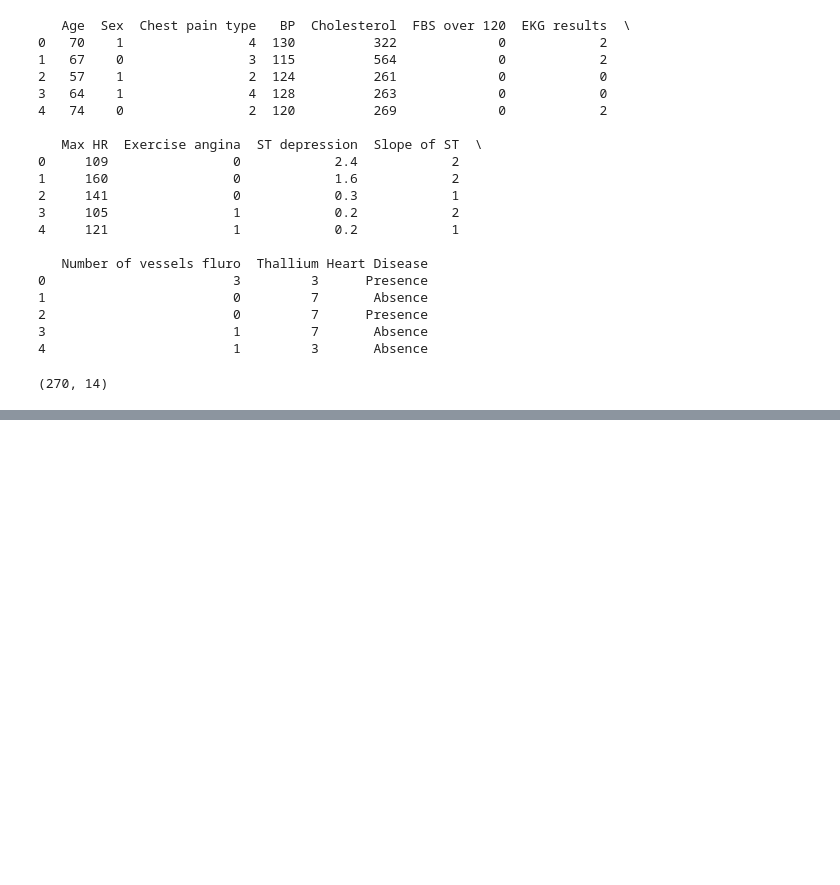
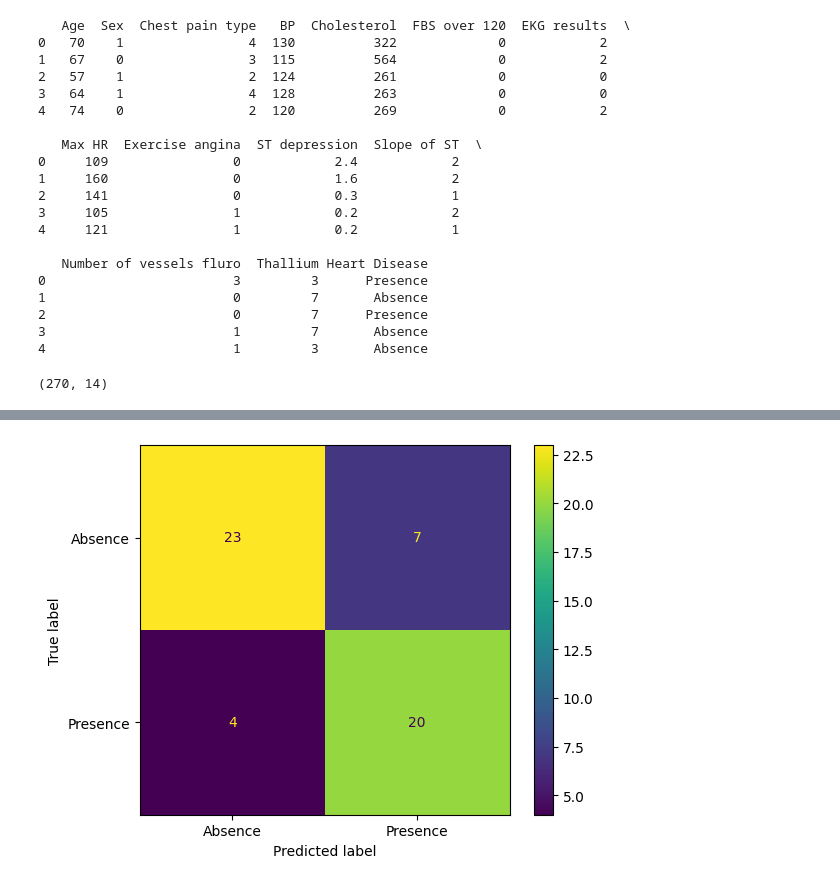
Before and after one commit to miller00315/AI-For-Beginners, a Jupyter notebook: decicion_tree_1.ipynb, the cells around one changed output, grey strips where cells are left out. Saved outputs shown, nothing was run; the diff lists cells and outputs as text; code cells hidden in the pictures; blank space fills up the shorter version.

```diff
--- a/decicion_tree_1.ipynb
+++ b/decicion_tree_1.ipynb
@@ -34,0 +207,4 @@ df.shape
+# %%
+ConfusionMatrixDisplay.from_estimator(modelo_arvore, X_teste, y_teste);
+# %% [output]
+[figure, added]
```
Also changed, not shown: parts of 58 cells of this notebook.
